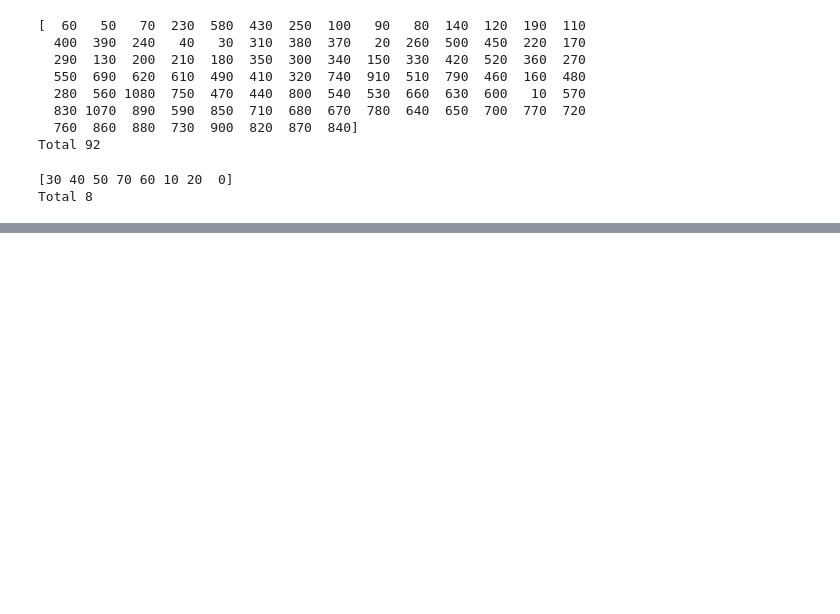
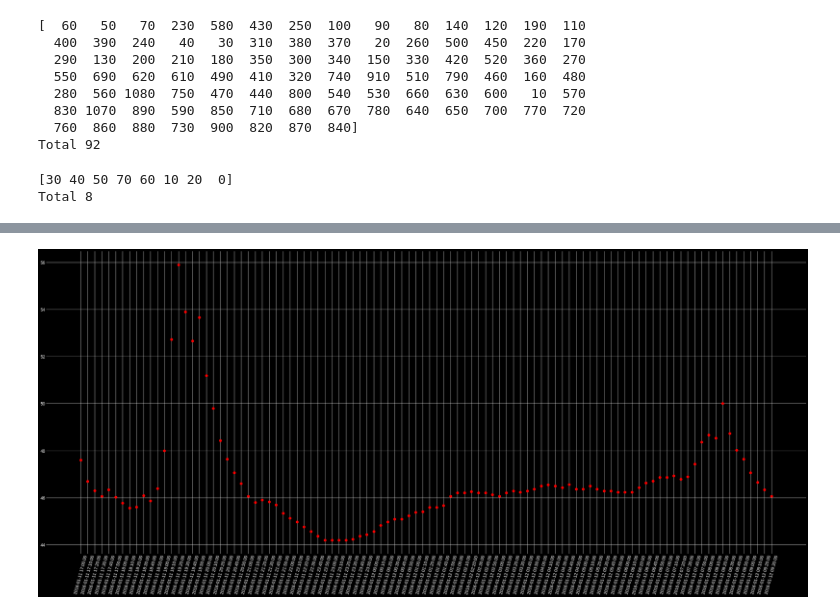
Before and after one commit to ashok2216-A/Energy_EDA, a Jupyter notebook: Energy_EDA.ipynb, the cells around one changed output, grey strips where cells are left out. Drawn from its saved outputs; the diff is of its cells as text; code cells hidden in the pictures; blank space fills up the shorter version.

```diff
--- a/Energy_EDA.ipynb
+++ b/Energy_EDA.ipynb
@@ -203,0 +218,6 @@ plt.plot(edf['lights'].iloc[:1000])
+# %%
+plt.scatter(edf['date'].iloc[:100], edf['RH_1'].iloc[:100], color="red")
+plt.xticks(rotation=75)
+plt.show()
+# %% [output]
+[figure, added]
```
Also changed, not shown: parts of 3 cells of this notebook.
